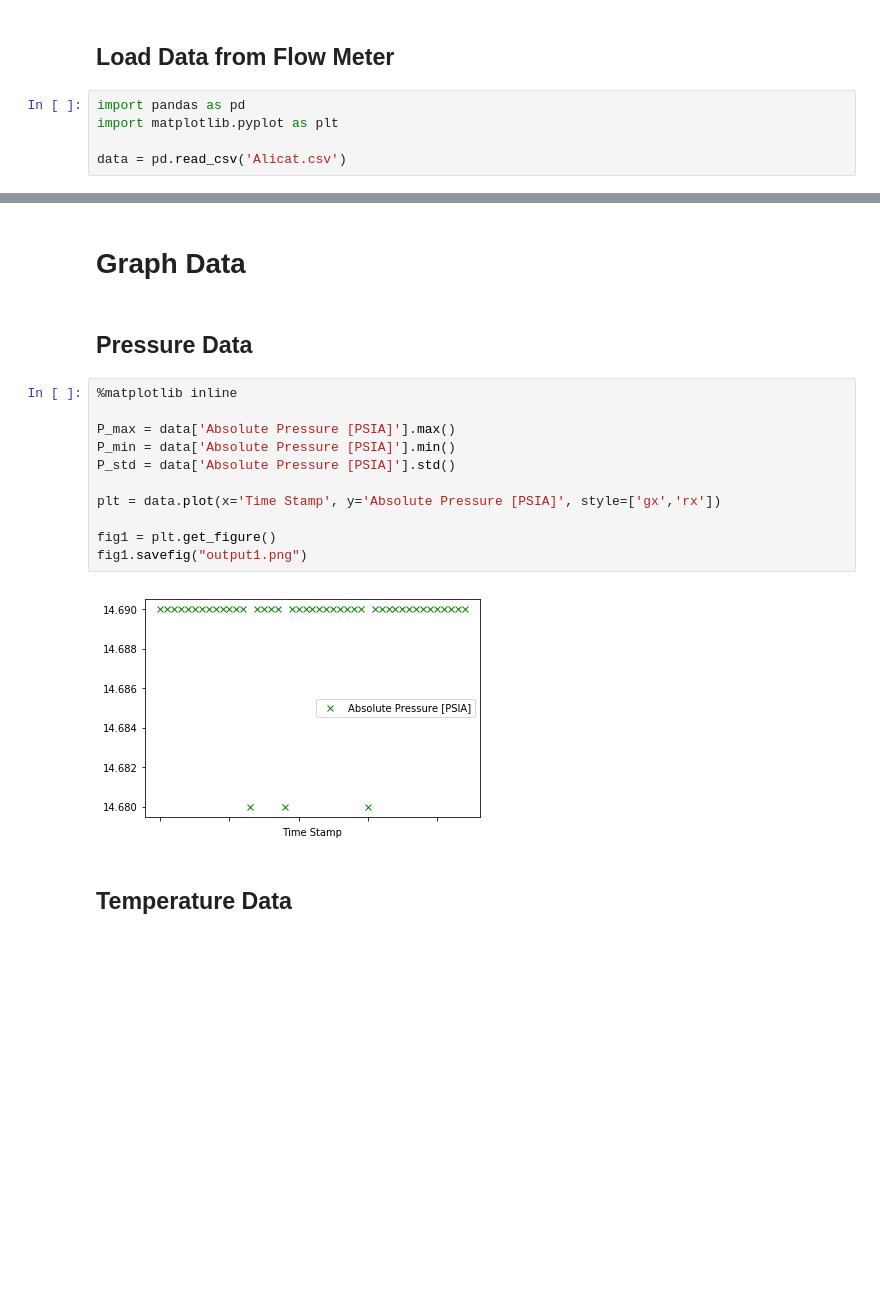
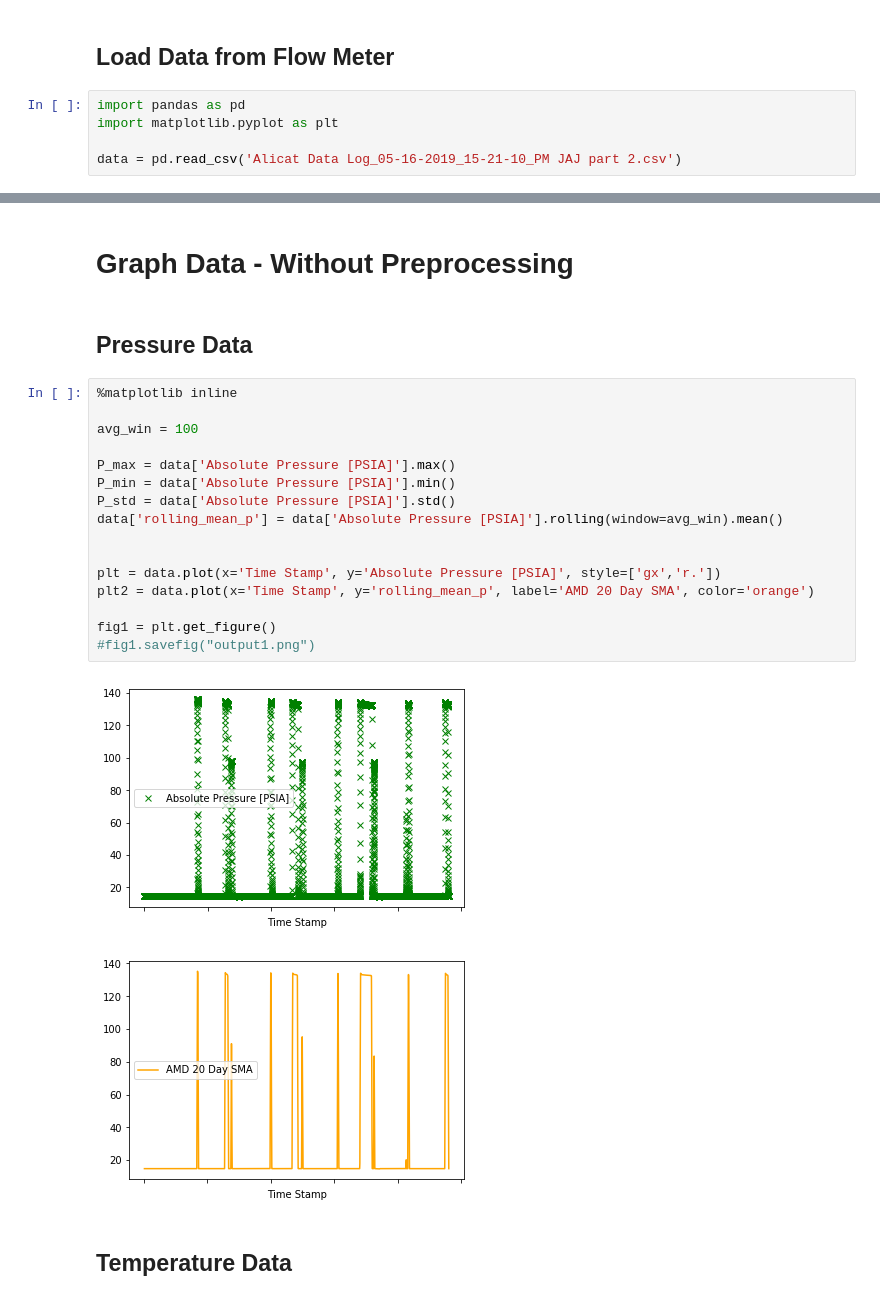
Before and after one commit to indeelabsinc/alicatflowmeter, a Jupyter notebook: Flow_meter_reader.ipynb, the cells around one changed output, grey strips where cells are left out. Cells and saved outputs as stored; diff of their text form; blank space fills up the shorter version.

```diff
--- a/Flow_meter_reader.ipynb
+++ b/Flow_meter_reader.ipynb
@@ -8,7 +8,7 @@ This script takes as input a csv file from the Alicat Flow Meter Device. Users m
 import pandas as pd
 import matplotlib.pyplot as plt
 
-data = pd.read_csv('Alicat.csv')
+data = pd.read_csv('Alicat Data Log_05-16-2019_15-21-10_PM JAJ part 2.csv')
 # %%
 data.head()
 # %% [output]
@@ -44,21 +45,27 @@ data['Absolute Pressure [PSIA]'].head()
 Name: Absolute Pressure [PSIA], dtype: float64
 # %% [markdown]
-# Graph Data #
+# Graph Data - Without Preprocessing #
 # %% [markdown]
 ## Pressure Data ##
 # %%
 %matplotlib inline
+
+avg_win = 100
 
 P_max = data['Absolute Pressure [PSIA]'].max()
 P_min = data['Absolute Pressure [PSIA]'].min()
 P_std = data['Absolute Pressure [PSIA]'].std()
+data['rolling_mean_p'] = data['Absolute Pressure [PSIA]'].rolling(window=avg_win).mean()
 
-plt = data.plot(x='Time Stamp', y='Absolute Pressure [PSIA]', style=['gx','rx'])
+
+plt = data.plot(x='Time Stamp', y='Absolute Pressure [PSIA]', style=['gx','r.'])
+plt2 = data.plot(x='Time Stamp', y='rolling_mean_p', label='AMD 20 Day SMA', color='orange')
 
 fig1 = plt.get_figure()
-fig1.savefig("output1.png")
+#fig1.savefig("output1.png")
 # %% [output]
-[figure, old version]
+[figure, new version]
+[figure, added]
 # %% [markdown]
 ## Temperature Data ##
 # %%
```
Also changed, not shown: parts of 36 cells of this notebook, 1 other file.
